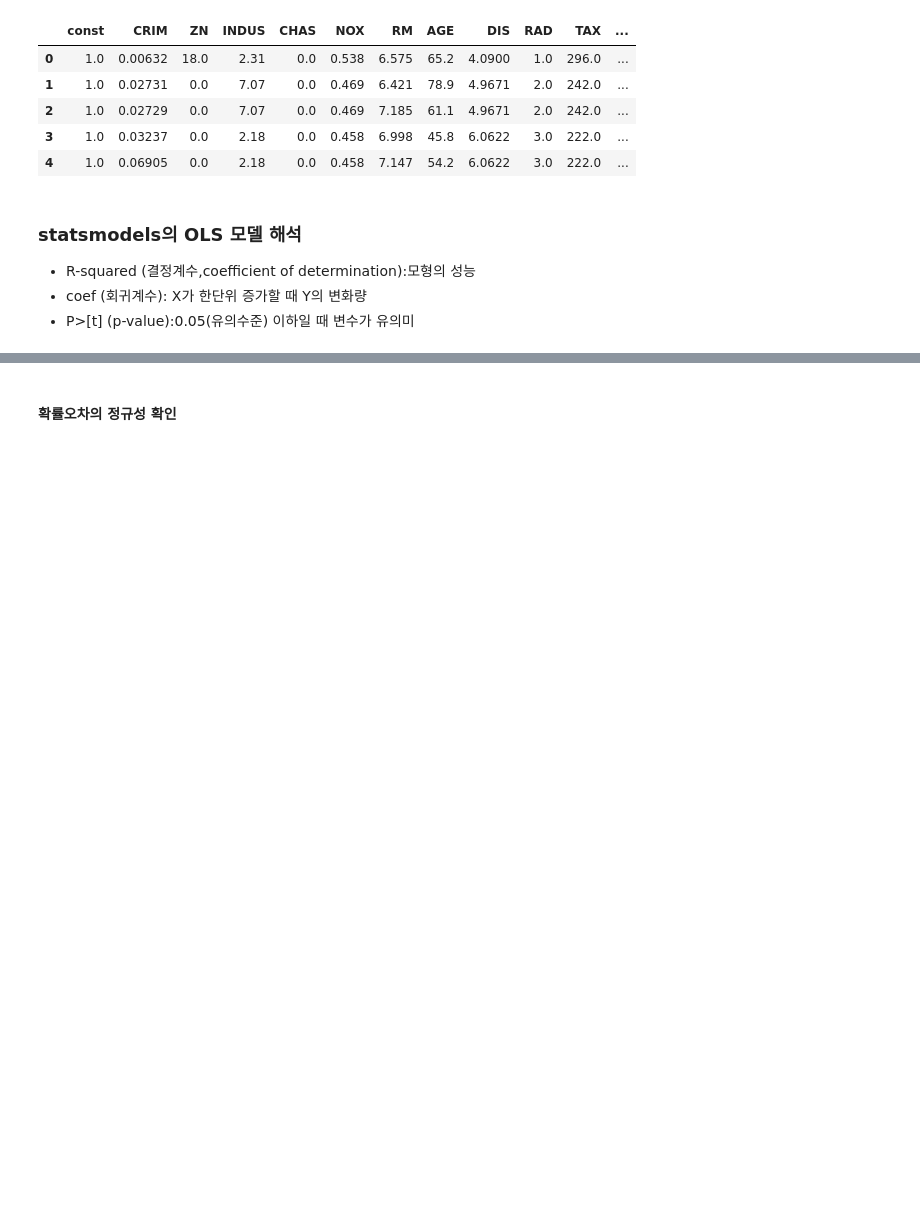
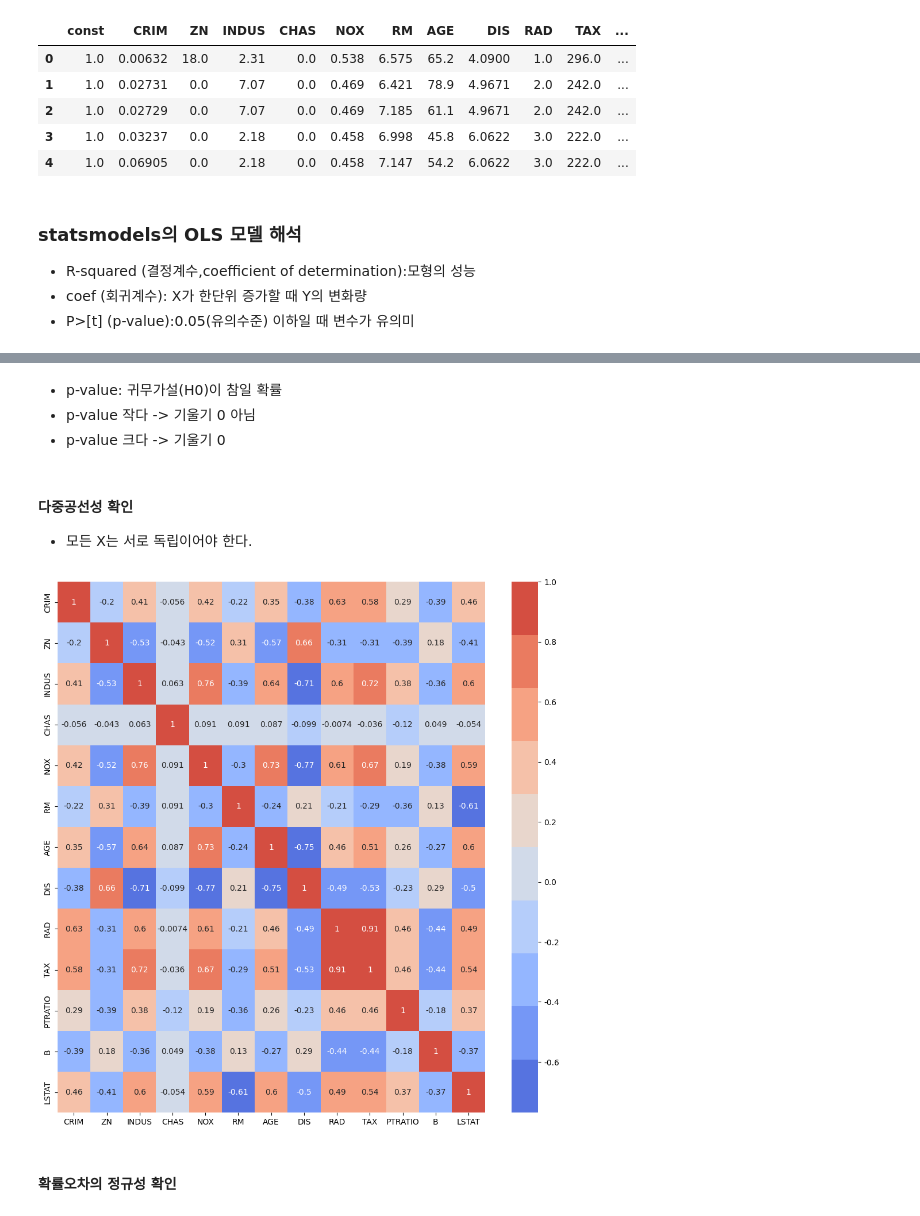
Before and after one commit to hansam95/LG-Elec-Day1, a Jupyter notebook: 01-Linear-Regression-Tutorials.ipynb, the cells around one changed output, grey strips where cells are left out. Cells and saved outputs as stored; diff of their text form; code cells hidden in the pictures; blank space fills up the shorter version.

```diff
--- a/01-Linear-Regression-Tutorials.ipynb
+++ b/01-Linear-Regression-Tutorials.ipynb
@@ -297,2 +291,15 @@ strong multicollinearity or other numerical problems.
+# %% [markdown]
+- p-value: 귀무가설(H0)이 참일 확률
+- p-value 작다 -> 기울기 0 아님
+- p-value 크다 -> 기울기 0
+# %% [markdown]
+#### 다중공선성 확인
+- 모든 X는 서로 독립이어야 한다.
+# %%
+plt.figure(figsize=(12, 12))
+sns.heatmap(X.corr(), cmap=sns.color_palette("coolwarm", 10), annot=X.corr())
+plt.show()
+# %% [output]
+[figure, added]
 # %% [markdown]
 #### 확률오차의 정규성 확인
```
Also changed, not shown: parts of 16 cells of this notebook, 10 other files.
